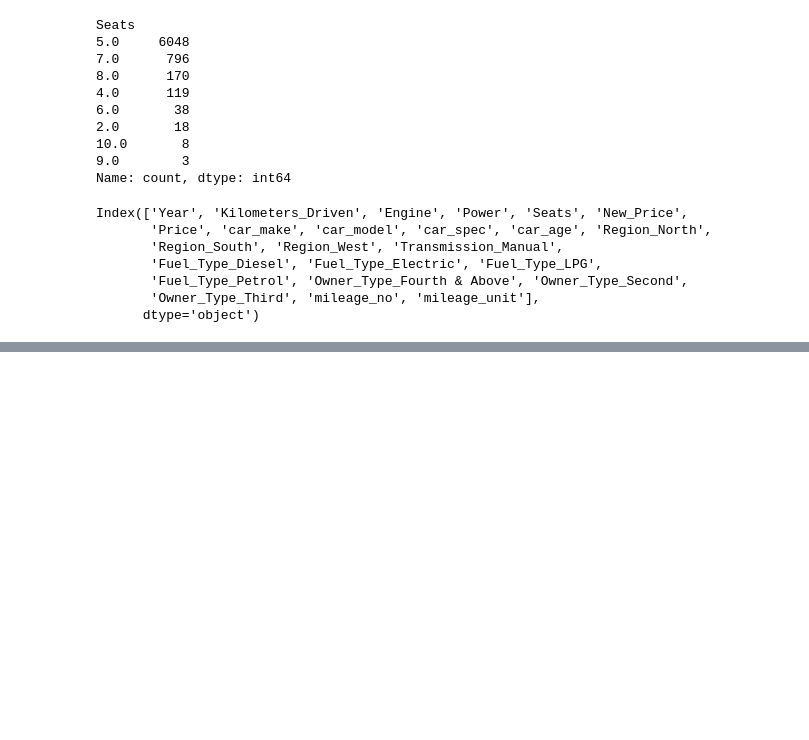
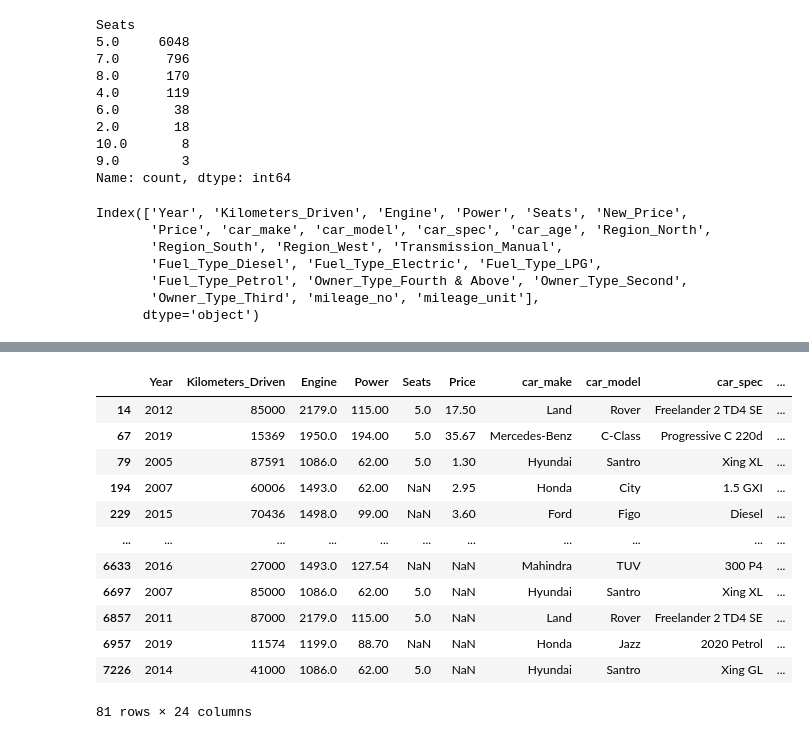
Before and after one commit to ashutosh-bhagat/Car-Resale-Price, a Jupyter notebook: app.ipynb, the cells around one changed output, grey strips where cells are left out. Cells and saved outputs as stored; diff of their text form; code cells hidden in the pictures; blank space fills up the shorter version.

```diff
--- a/app.ipynb
+++ b/app.ipynb
@@ -650,0 +686,18 @@ Name: Price, dtype: float64
+# %%
+if df["new_price_no"].dtype != np.number:
+    # This will convert all numeric strings to float.
+    # If a value is non numeric it will set to NaN
+    df['new_price_no'] = pd.to_numeric(df.new_price_no, errors='coerce')
+
+# Conversion factor
+Cr_conv = 100
+
+# Multiplier function to convert instance of new_price_no in Cr to Lakh
+df.loc[df['new_price_unit'] == 'Cr', ['new_price_no']] *= Cr_conv
+
+# Drop 'new_price_unit' column
+df = df.drop(columns='new_price_unit')
+# %%
+df.drop(columns='New_Price', inplace=True)
+# %%
+df = df.rename(columns={'new_price_no': 'new_price'})
@@ -650,0 +744,8 @@ Name: Price, dtype: float64
+# %%
+# Convert variables with "object" type to "category" type
+for i in df.columns:
+    if df[i].dtypes == "object":
+        df[i] = df[i].astype("category")
+
+# Confirm if there no variables with "object" type
+df.info()
@@ -650,0 +782,16 @@ Name: Price, dtype: float64
+# %%
+df[df["mileage_no"] == 0]
+# %% [output]
+|  | Year | Kilometers_Driven | Engine | Power | Seats | Price | car_make | car_model | car_spec | ... |
+| 14 | 2012 | 85000 | 2179.0 | 115.00 | 5.0 | 17.50 | Land | Rover | Freelander 2 TD4 SE | ... |
+| 67 | 2019 | 15369 | 1950.0 | 194.00 | 5.0 | 35.67 | Mercedes-Benz | C-Class | Progressive C 220d | ... |
+| 79 | 2005 | 87591 | 1086.0 | 62.00 | 5.0 | 1.30 | Hyundai | Santro | Xing XL | ... |
+| 194 | 2007 | 60006 | 1493.0 | 62.00 | NaN | 2.95 | Honda | City | 1.5 GXI | ... |
+| 229 | 2015 | 70436 | 1498.0 | 99.00 | NaN | 3.60 | Ford | Figo | Diesel | ... |
+| ... | ... | ... | ... | ... | ... | ... | ... | ... | ... | ... |
+| 6633 | 2016 | 27000 | 1493.0 | 127.54 | NaN | NaN | Mahindra | TUV | 300 P4 | ... |
+| 6697 | 2007 | 85000 | 1086.0 | 62.00 | 5.0 | NaN | Hyundai | Santro | Xing XL | ... |
+| 6857 | 2011 | 87000 | 2179.0 | 115.00 | 5.0 | NaN | Land | Rover | Freelander 2 TD4 SE | ... |
+| 6957 | 2019 | 11574 | 1199.0 | 88.70 | NaN | NaN | Honda | Jazz | 2020 Petrol | ... |
+| 7226 | 2014 | 41000 | 1086.0 | 62.00 | 5.0 | NaN | Hyundai | Santro | Xing GL | ... |
+81 rows × 24 columns
```
Also changed, not shown: parts of 37 cells of this notebook.
